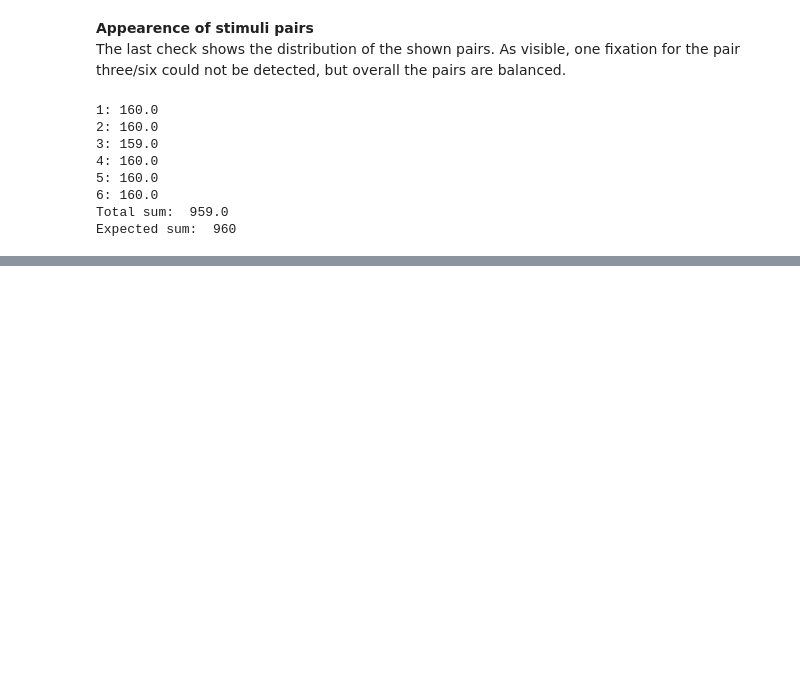
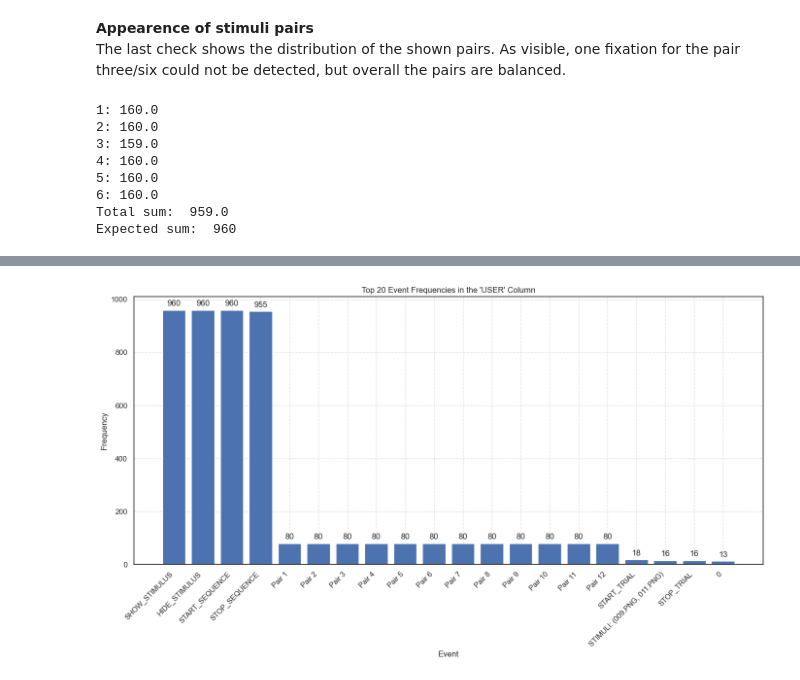
Before and after one commit to PatrickEbner/2024-SoSe_EyeTracking, a Jupyter notebook: scripts/DiagonalBias.ipynb, the cells around one changed output, grey strips where cells are left out. Saved outputs shown, nothing was run; the diff lists cells and outputs as text; code cells hidden in the pictures; blank space fills up the shorter version.

```diff
--- a/scripts/DiagonalBias.ipynb
+++ b/scripts/DiagonalBias.ipynb
@@ -496,0 +572,38 @@ plt.show()
+# %%
+# Count the occurrences of each event in the 'USER' column
+event_counts = all_data_df['USER'].value_counts()
+
+# Select the top 20 most frequent events
+top_events = event_counts.head(20)
+
+# Convert to DataFrame for ease of plotting
+df_event_counts = top_events.reset_index()
+df_event_counts.columns = ['USER', 'Count']
+
+# Replace 'COORDINATES' log names with 'Pair 1', 'Pair 2', ..., 'Pair 6'
+pair_counter = 1
+for i, user in enumerate(df_event_counts['USER']):
+    if 'COORDINATES' in user:
+        df_event_counts.at[i, 'USER'] = f'Pair {pair_counter}'
+        pair_counter += 1
+
+# Plotting the event frequency
+plt.figure(figsize=(14, 8))
+
+bars = plt.bar(df_event_counts['USER'], df_event_counts['Count'], color='b')
+plt.title("Top 20 Event Frequencies in the 'USER' Column")
+plt.xlabel('Event')
+plt.ylabel('Frequency')
+plt.xticks(rotation=45, ha='right')
+plt.ylim(0, df_event_counts['Count'].max() + 50)
+plt.grid(True, linestyle='--', alpha=0.6)
+
+# Adding values on top of bars
+for bar in bars:
+    yval = bar.get_height()
+    plt.text(bar.get_x() + bar.get_width()/2.0, yval + 10, int(yval), ha='center', va='bottom')  # va: vertical alignment
+
+plt.tight_layout()
+plt.show()
+# %% [output]
+[figure, added]
```
Also changed, not shown: parts of 3 cells of this notebook.
